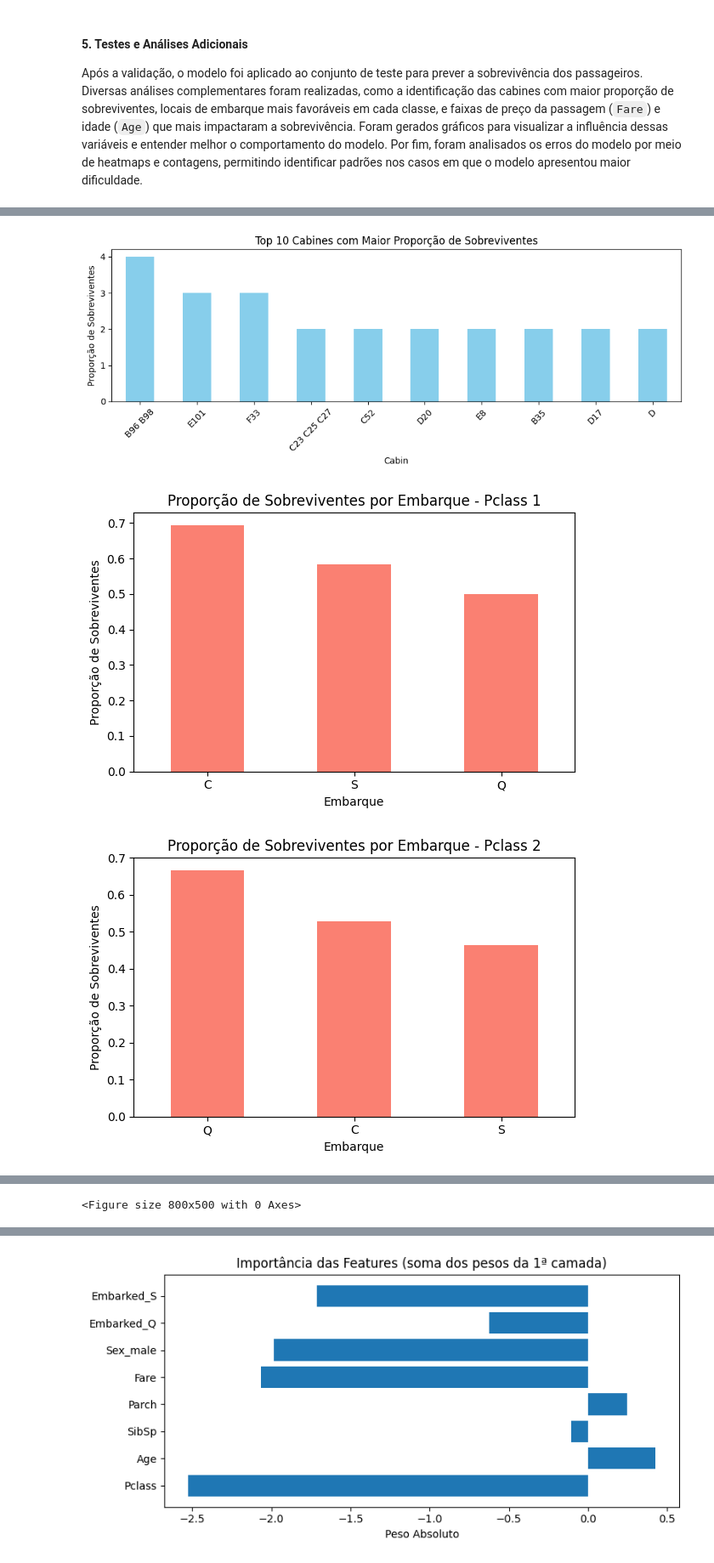
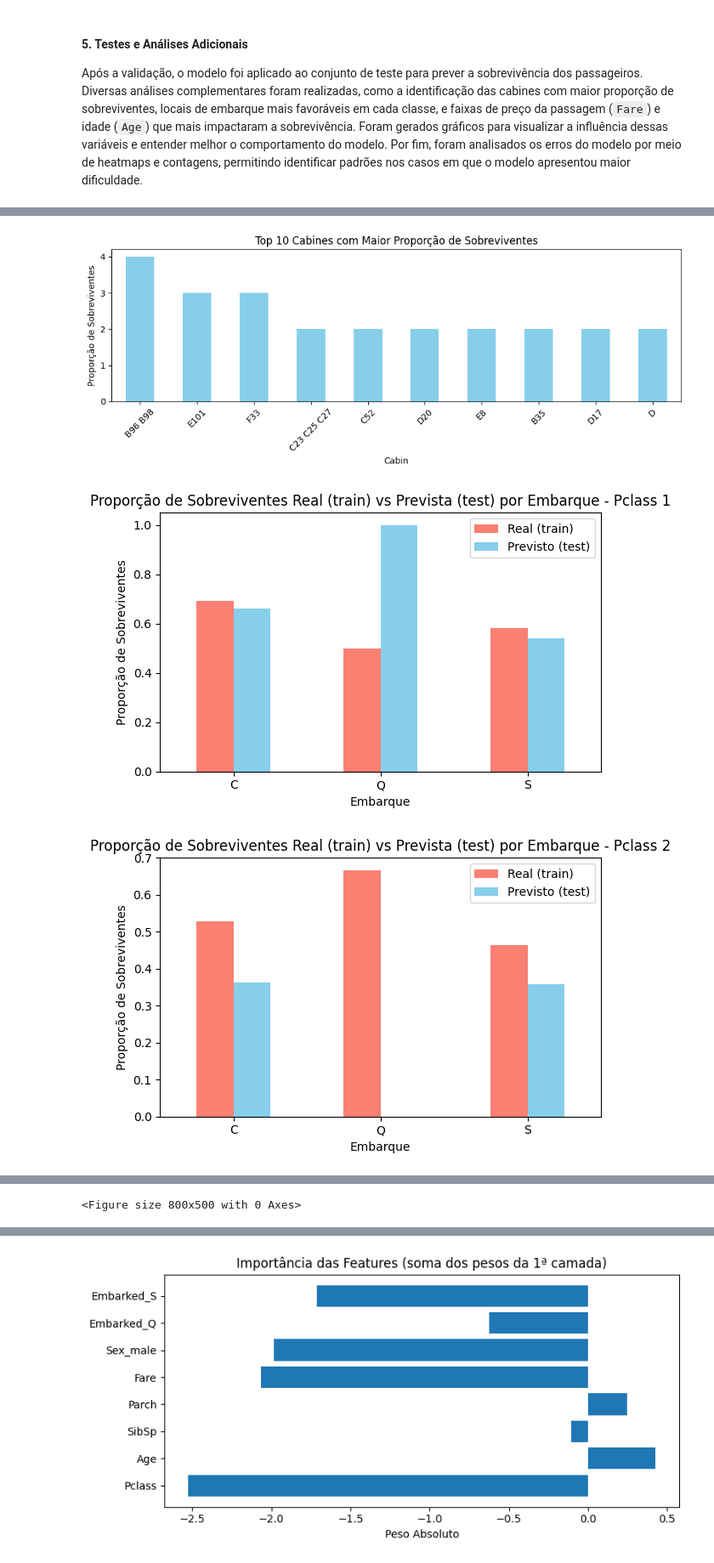
Before and after one commit to joaopedroalcn/JOAOPEDRODEALCANTARALIMA_Titanic, a Jupyter notebook: p3_titanic.ipynb, the cells around one changed output, grey strips where cells are left out. Shown at 85% size. Drawn from its saved outputs; the diff is of its cells as text; code cells hidden in the pictures.

Commit message:
bugfix: ajuste de gráficos e labels para evidenciar predict vs real

```diff
--- a/p3_titanic.ipynb
+++ b/p3_titanic.ipynb
@@ -116,7 +116,7 @@ from sklearn.model_selection import train_test_split
 from sklearn.neural_network import MLPClassifier
 from sklearn.preprocessing import StandardScaler
 from imblearn.over_sampling import RandomOverSampler
-from sklearn.metrics import accuracy_score, log_loss
+from sklearn.metrics import log_loss
 
 # Seleção de features
 features = ['Pclass', 'Sex', 'Age', 'SibSp', 'Parch', 'Fare', 'Embarked']
@@ -162,9 +162,6 @@ for epoch in range(max_epochs):
     y_val_pred_proba = mlp.predict_proba(X_val_scaled)
     train_loss.append(log_loss(y_train_bal, y_train_pred_proba))
     val_loss.append(log_loss(y_val, y_val_pred_proba))
-    train_acc.append(accuracy_score(y_train_bal, y_train_pred))
-    val_acc.append(accuracy_score(y_val, y_val_pred))
-    print(f"Época {epoch+1}: Loss Treino={train_loss[-1]:.4f}, Loss Validação={val_loss[-1]:.4f}, Acc Treino={train_acc[-1]:.4f}, Acc Validação={val_acc[-1]:.4f}")
 
     # Early stopping
     if val_loss[-1] < best_val_loss - 1e-4:
@@ -186,13 +183,4 @@ plt.ylabel('Loss')
 plt.title('Curva de Loss por Época')
 plt.legend()
 plt.show()
-
-plt.figure(figsize=(10,5))
-plt.plot(train_acc, label='Acurácia Treino')
-plt.plot(val_acc, label='Acurácia Validação')
-plt.xlabel('Época')
-plt.ylabel('Acurácia')
-plt.title('Curva de Acurácia por Época')
-plt.legend()
-plt.show()
 # %% [output]
@@ -369,5 +289,5 @@ plt.show()
 # %%
-# Análise: Cabines com mais sobreviventes
+# Análise: Cabines com mais sobreviventes (apenas real)
 cabine_surv = train_df.groupby('Cabin')['Survived'].sum().sort_values(ascending=False).head(10)
 plt.figure(figsize=(10,4))
 cabine_surv.plot(kind='bar', color='skyblue')
@@ -375,37 +295,43 @@ plt.title('Top 10 Cabines com Maior Proporção de Sobreviventes')
 plt.xlabel('Cabin')
 plt.ylabel('Proporção de Sobreviventes')
 plt.xticks(rotation=45)
 plt.tight_layout()
 plt.show()
 
-# Análise: Embarque com mais sobreviventes por Pclass
+# Análise: Embarque com mais sobreviventes por Pclass (real vs previsto)
 for pclass in sorted(train_df['Pclass'].unique()):
+    real_emb = train_df[train_df['Pclass']==pclass].groupby('Embarked')['Survived'].mean().sort_index()
     plt.figure(figsize=(6,4))
-    emb = train_df[train_df['Pclass']==pclass].groupby('Embarked')['Survived'].mean().sort_values(ascending=False)
-    emb.plot(kind='bar', color='salmon')
-    plt.title(f'Proporção de Sobreviventes por Embarque - Pclass {pclass}')
+    if 'Predicted_Survived' in test_df.columns:
+        pred_emb = test_df[test_df['Pclass']==pclass].groupby('Embarked')['Predicted_Survived'].mean().reindex(real_emb.index)
+        df_emb = pd.DataFrame({'Real (train)': real_emb, 'Previsto (test)': pred_emb})
+        df_emb.plot(kind='bar', ax=plt.gca(), color=['salmon', 'skyblue'])
+        plt.title(f'Proporção de Sobreviventes Real (train) vs Prevista (test) por Embarque - Pclass {pclass}')
+    else:
+        real_emb.plot(kind='bar', color='salmon')
+        plt.title(f'Proporção de Sobreviventes por Embarque - Pclass {pclass} (Real)')
     plt.xlabel('Embarque')
     plt.ylabel('Proporção de Sobreviventes')
     plt.xticks(rotation=0)
     plt.tight_layout()
     plt.show()
 
-# Análise: Faixas de Fare e Ages que mais sobreviveram
+# Análise: Faixas de Fare e Ages que mais sobreviveram (apenas real)
 fare_bins = pd.qcut(train_df['Fare'], q=4, labels=['Baixo','Médio-Baixo','Médio-Alto','Alto'])
 age_bins = pd.cut(train_df['Age'], bins=[0,12,18,30,50,80], labels=['Criança','Adolescente','Jovem Adulto','Adulto','Idoso'])
 fare_age_surv = train_df.copy()
 fare_age_surv['FareBin'] = fare_bins
 fare_age_surv['AgeBin'] = age_bins
 plt.figure(figsize=(8,5))
 surv_pivot = fare_age_surv.pivot_table(index='AgeBin', columns='FareBin', values='Survived', aggfunc='mean')
 surv_pivot.plot(kind='bar', figsize=(10,6))
 plt.title('Proporção de Sobreviventes por Faixa de Idade e Faixa de Fare')
 plt.ylabel('Proporção de Sobreviventes')
 plt.xlabel('Faixa de Idade')
 plt.legend(title='Faixa de Fare')
 plt.tight_layout()
 plt.show()
 # %% [output]
 [figure]
-[figure, old version]
+[figure, new version]
-[figure, old version]
+[figure, new version]
```
Also changed, not shown: parts of 7 cells of this notebook.
